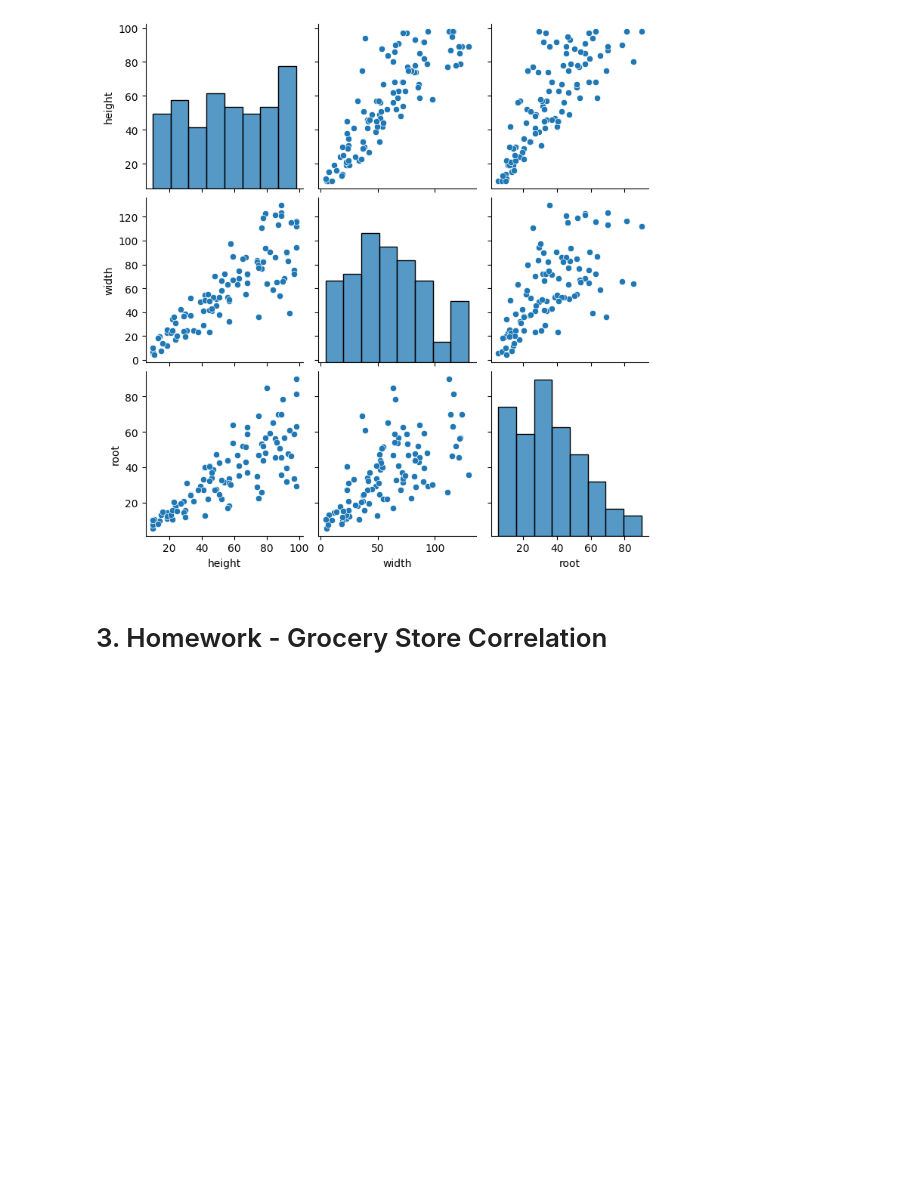
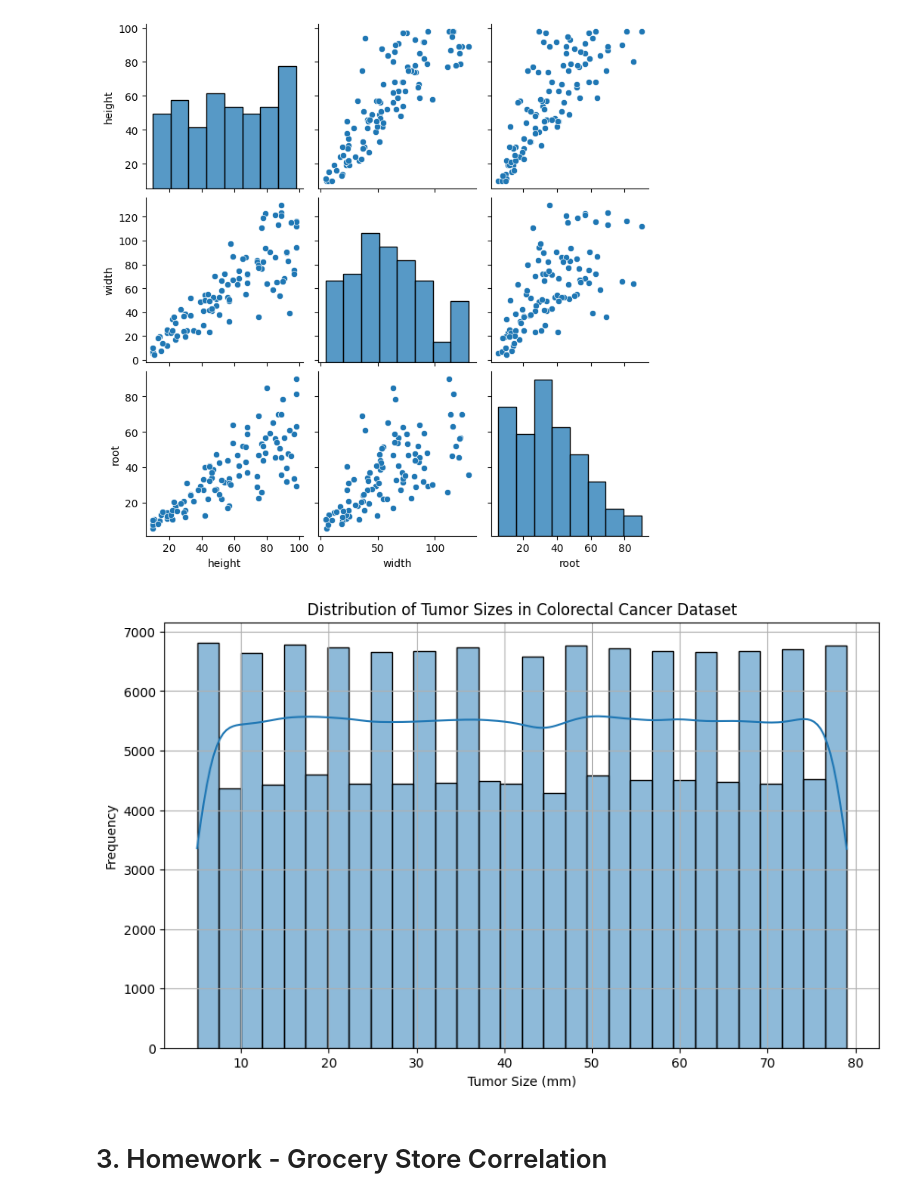
Before and after one commit to anamomds/AI_For_Leaders_II, a Jupyter notebook: OMDS-ModB2-Week8-Nam-Alexander.ipynb, the cells around one changed output. Saved outputs shown, nothing was run; the diff lists cells and outputs as text; code cells hidden in the pictures; blank space fills up the shorter version.

```diff
--- a/OMDS-ModB2-Week8-Nam-Alexander.ipynb
+++ b/OMDS-ModB2-Week8-Nam-Alexander.ipynb
@@ -213,6 +213,22 @@ sns.pairplot(df2)
 #The bubble plot is useful to compare all three variables at once. It is a single visually representation of all three variables: height, width, and root size.
 #The pairplot on the other hand is useful to compare all three varaibles against each other to see each pair of relationships. It is useful to see specific relationships and correlations
 #The pairplot also adds in a historgram of each variable to add a second layer of analysis.
+# %%
+import pandas as pd
+import matplotlib.pyplot as plt
+import seaborn as sns
+
+colorectal = pd.read_csv('colorectal_cancer_dataset.csv')
+
+plt.figure(figsize=(10,6))
+sns.histplot(colorectal['Tumor_Size_mm'], bins=30, kde=True)
+plt.title('Distribution of Tumor Sizes in Colorectal Cancer Dataset')
+plt.xlabel('Tumor Size (mm)')
+plt.ylabel('Frequency')
+plt.grid(True)
+plt.show()
+# %% [output]
+[figure, added]
 # %% [markdown]
 # 3. Homework - Grocery Store Correlation
 # %% [markdown]
```
